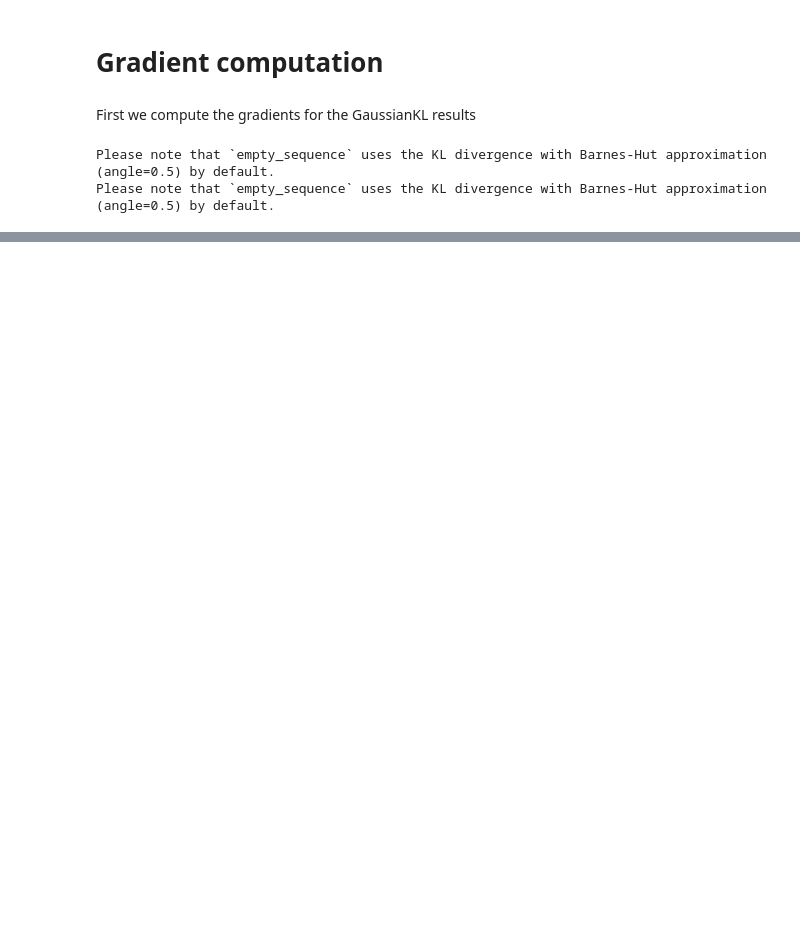
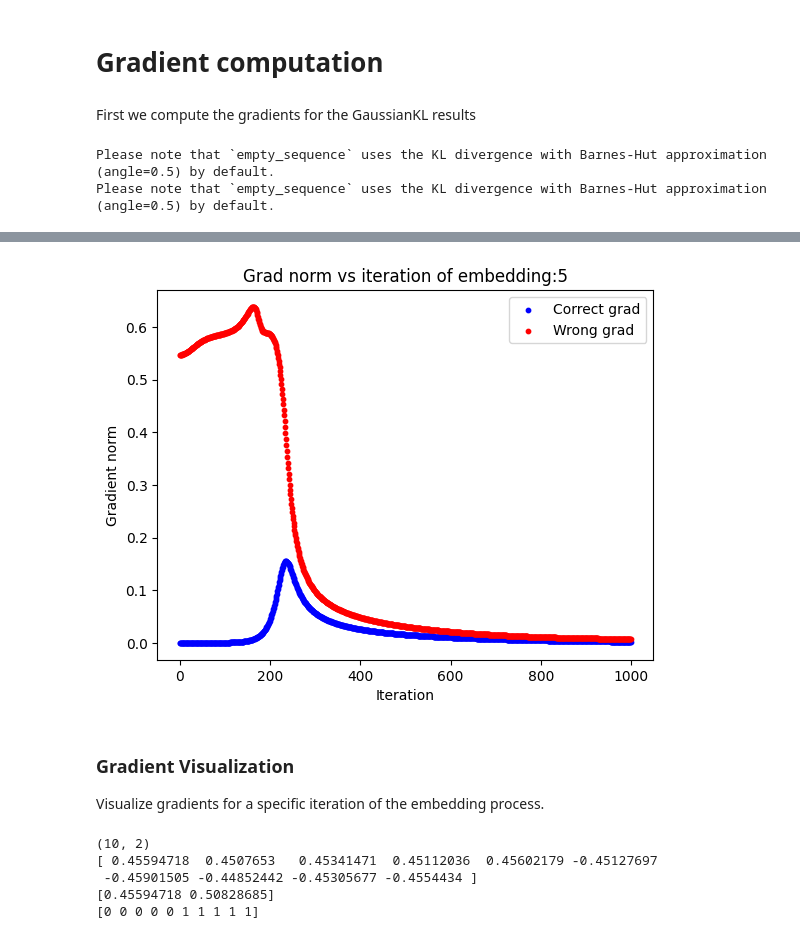
Before and after one commit to Haoranxia/hyperbolic-tsne, a Jupyter notebook: experiment_hyperbolicKL.ipynb, the cells around one changed output, grey strips where cells are left out. Saved outputs shown, nothing was run; the diff lists cells and outputs as text; code cells hidden in the pictures; blank space fills up the shorter version.

```diff
--- a/experiment_hyperbolicKL.ipynb
+++ b/experiment_hyperbolicKL.ipynb
@@ -272,0 +268,17 @@ Please note that `empty_sequence` uses the KL divergence with Barnes-Hut approxi
+# %%
+xs = np.array([x for x in range(grads_c.shape[0])])
+plt.scatter(xs, grads_c, s=10, c="blue", label="Correct grad")
+plt.scatter(xs, grads_w, s=10, c="red", label="Wrong grad")
+
+plt.title(f"Grad norm vs iteration of embedding:{node}")
+plt.ylabel("Gradient norm")
+plt.xlabel("Iteration")
+
+plt.legend()
+plt.show()
+# %% [output]
+[figure, added]
+# %% [markdown]
+### Gradient Visualization
+
+Visualize gradients for a specific iteration of the embedding process.
@@ -272,0 +306,19 @@ Please note that `empty_sequence` uses the KL divergence with Barnes-Hut approxi
+# %%
+# Testing data shape and such. Sanity checks
+
+# for key in data:
+#     print(key)
+#     print(data[key])
+#     print()
+
+print(data["Emb"].shape)
+print(data["Emb"][:, 0])
+print(data["Emb"][0])
+# Note that the indices of dataLabels correspond to indices of data["Emb"]
+print(dataLabels)
+# %% [output]
+(10, 2)
+[ 0.45594718  0.4507653   0.45341471  0.45112036  0.45602179 -0.45127697
+ -0.45901505 -0.44852442 -0.45305677 -0.4554434 ]
+[0.45594718 0.50828685]
+[0 0 0 0 0 1 1 1 1 1]
```
Also changed, not shown: parts of 20 cells of this notebook, 3 other files.
